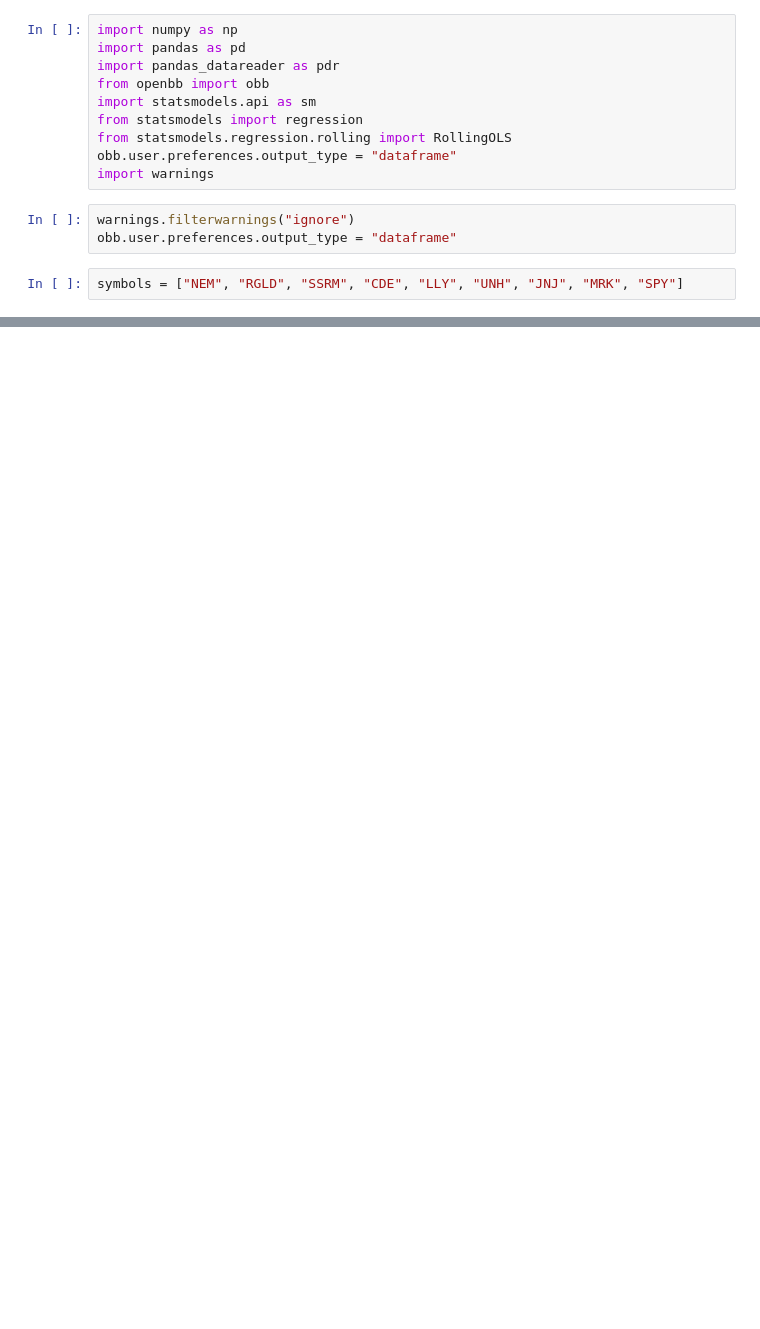
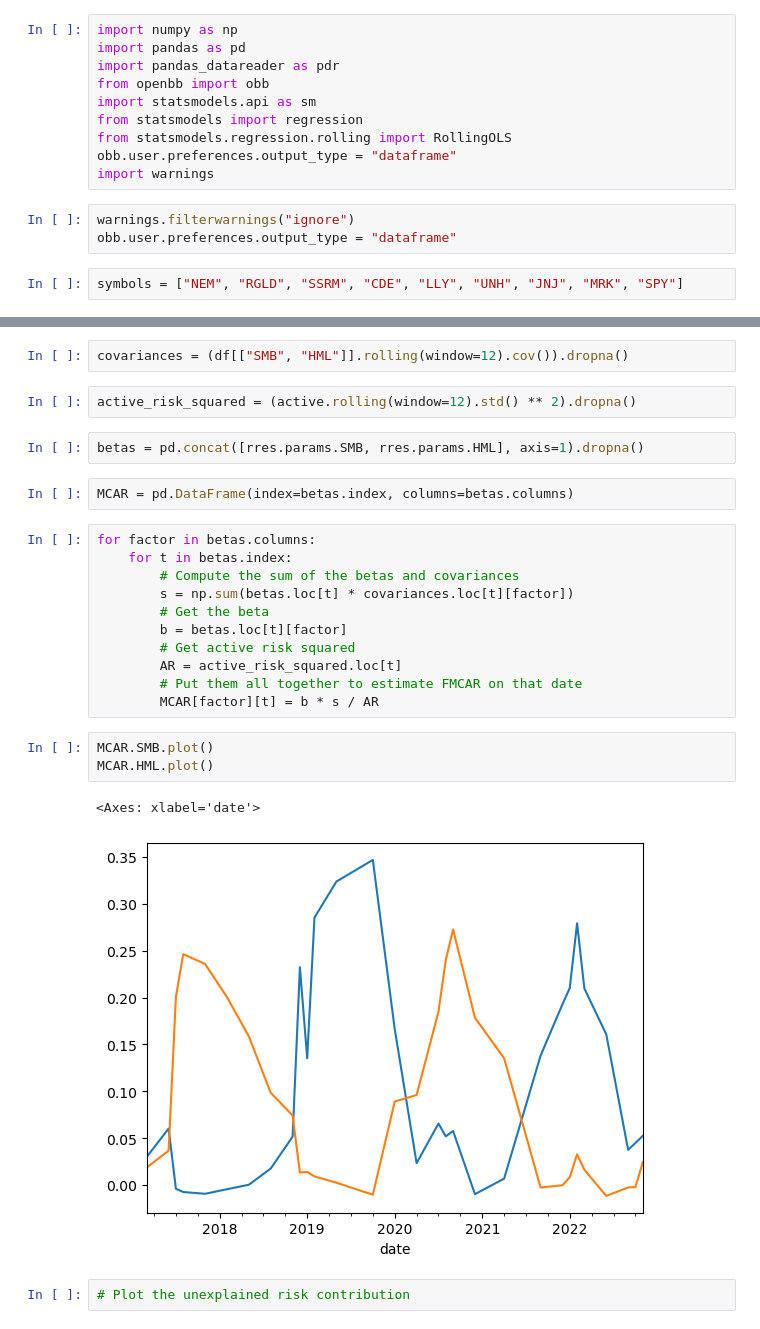
Before and after one commit to Emindu/algo-trading-learning, a Jupyter notebook: 5.alpha-factors/3.sensitivity-portfolio.ipynb, the cells around one changed output, grey strips where cells are left out. Drawn from its saved outputs; the diff is of its cells as text; blank space fills up the shorter version.

```diff
--- a/5.alpha-factors/3.sensitivity-portfolio.ipynb
+++ b/5.alpha-factors/3.sensitivity-portfolio.ipynb
@@ -25,0 +169,27 @@ OpenBBError:
+# %%
+covariances = (df[["SMB", "HML"]].rolling(window=12).cov()).dropna()
+# %%
+active_risk_squared = (active.rolling(window=12).std() ** 2).dropna()
+# %%
+betas = pd.concat([rres.params.SMB, rres.params.HML], axis=1).dropna()
+# %%
+MCAR = pd.DataFrame(index=betas.index, columns=betas.columns)
+# %%
+for factor in betas.columns:
+    for t in betas.index:
+        # Compute the sum of the betas and covariances
+        s = np.sum(betas.loc[t] * covariances.loc[t][factor])
+        # Get the beta
+        b = betas.loc[t][factor]
+        # Get active risk squared
+        AR = active_risk_squared.loc[t]
+        # Put them all together to estimate FMCAR on that date
+        MCAR[factor][t] = b * s / AR
+# %%
+MCAR.SMB.plot()
+MCAR.HML.plot()
+# %% [output]
+<Axes: xlabel='date'>
+[figure, added]
+# %%
+# Plot the unexplained risk contribution
```
Also changed, not shown: parts of 17 cells of this notebook, 2 other files.
